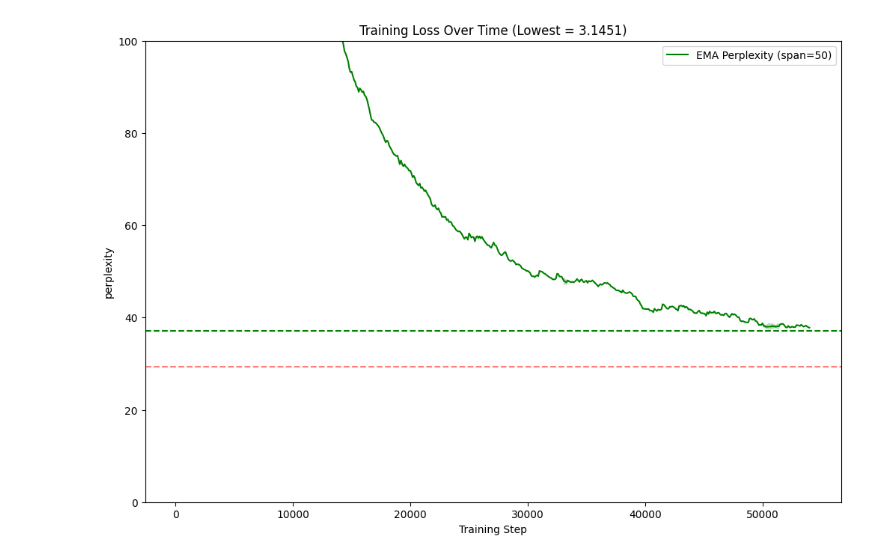
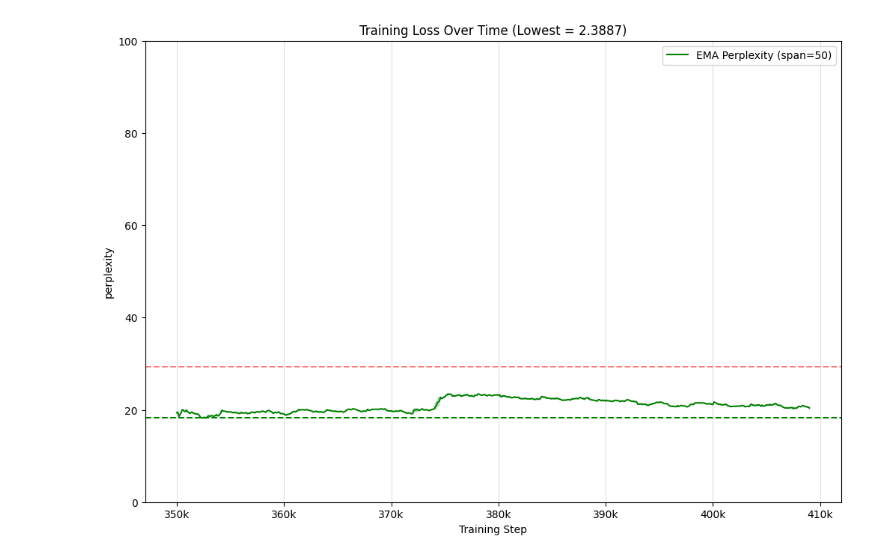
Before and after one commit to nickwanninger/archie, a Jupyter notebook: mistral.ipynb, the cells around one changed output. Cells and saved outputs as stored; diff of their text form; code cells hidden in the pictures.

```diff
--- a/mistral.ipynb
+++ b/mistral.ipynb
@@ -9,44 +10,55 @@ from rich.console import Console
 df = pd.read_csv('model/1024d_24l_24h_4kv.csv')
 fig, ax = plt.subplots(figsize=(12, 8))
 
-# df = df[df['step'] >= 40000]
+df = df[df['step'] >= 350000]
 
-df["ema_loss"] = df["avg_loss"].ewm(span=5).mean()
-df['perplexity'] = np.exp(df['avg_loss']).ewm(span=50).mean()
+lowest_loss = df['avg_loss'].min()
 
-min_perplexity = df['perplexity'].min()
-
+# df["ema_loss"] = df["avg_loss"].ewm(span=20).mean()
 # sns.lineplot(data=df, x='step', y='best_loss', ax=ax, color='orange', label='best_loss')
 # sns.lineplot(data=df, x='step', y='ema_loss', ax=ax, label='EMA Loss (span=50)', color='blue')
-sns.lineplot(data=df, x='step', y='perplexity', ax=ax, label='EMA Perplexity (span=50)', color='green')
-
-lowest_loss = df['avg_loss'].min()
 # ax.axhline(lowest_loss, color='green', linestyle='--', label=f'Lowest Avg Loss: {lowest_loss:.4f}')
 # ax.axhline(3, color='red', linestyle='--', label='Threshold: 2.5', alpha=0.5)
 # ax.axhline(1.5, color='green', linestyle='--', label='Threshold: 1.5', alpha=0.5)
+
+
+df['perplexity'] = np.exp(df['avg_loss']).ewm(span=50).mean()
+min_perplexity = df['perplexity'].min()
+sns.lineplot(data=df, x='step', y='perplexity', ax=ax, label='EMA Perplexity (span=50)', color='green')
 ax.axhline(min_perplexity, color='green', linestyle='--', label=f'Min Perplexity: {min_perplexity:.4f}')
 ax.axhline(29.41, color='red', linestyle='--', label='GPT-2 117M', alpha=0.5)
+ax.set_ylim(0, 100)
 
 # ax2 = ax.twinx()
 # ax2.plot(df['step'], df['ema_loss'], color='blue', label='EMA Loss')
 # ax2.set_ylabel('Loss')
 
 # for step in range(0, df['step'].max(), 1000):
 #     # put a vertical line every 1000 steps.
 #     ax.axvline(step, color='gray', linestyle=':', alpha=0.7)
 #     # display the loss at that step at the top of the line, in gray.
 #     loss_at_step = df[df['step'] == step]['avg_loss']
 #     if not loss_at_step.empty:
 #         ax.text(step + 12, df['avg_loss'].max(), f'{loss_at_step.values[0]:.2f}', rotation=90, verticalalignment='top', color='gray', alpha=0.7)
 
 
-ax.set_ylim(0, 100)
 ax.set_xlim(None, None)
 # ax.set_yscale('log')
 
 ax.set_title('Training Loss Over Time (Lowest = {:.4f})'.format(lowest_loss))
 ax.set_xlabel('Training Step')
+# Apply a formatter to the x axis to show every 1000 steps
+
+def kfmt(x, pos):
+    # show integers like 0, 5k, 10k, 25k, ...
+    if x == 0:
+        return "0"
+    return f"{int(x/1000)}k"
+
+ax.xaxis.set_major_formatter(ticker.FuncFormatter(kfmt))
+
+ax.grid(axis='x', alpha=0.4)
 # ax.set_ylabel('Loss')
 plt.show()
 # %% [output]
-[figure, old version]
+[figure, new version]
```
Also changed, not shown: parts of 1 cell of this notebook, 18 other files.
